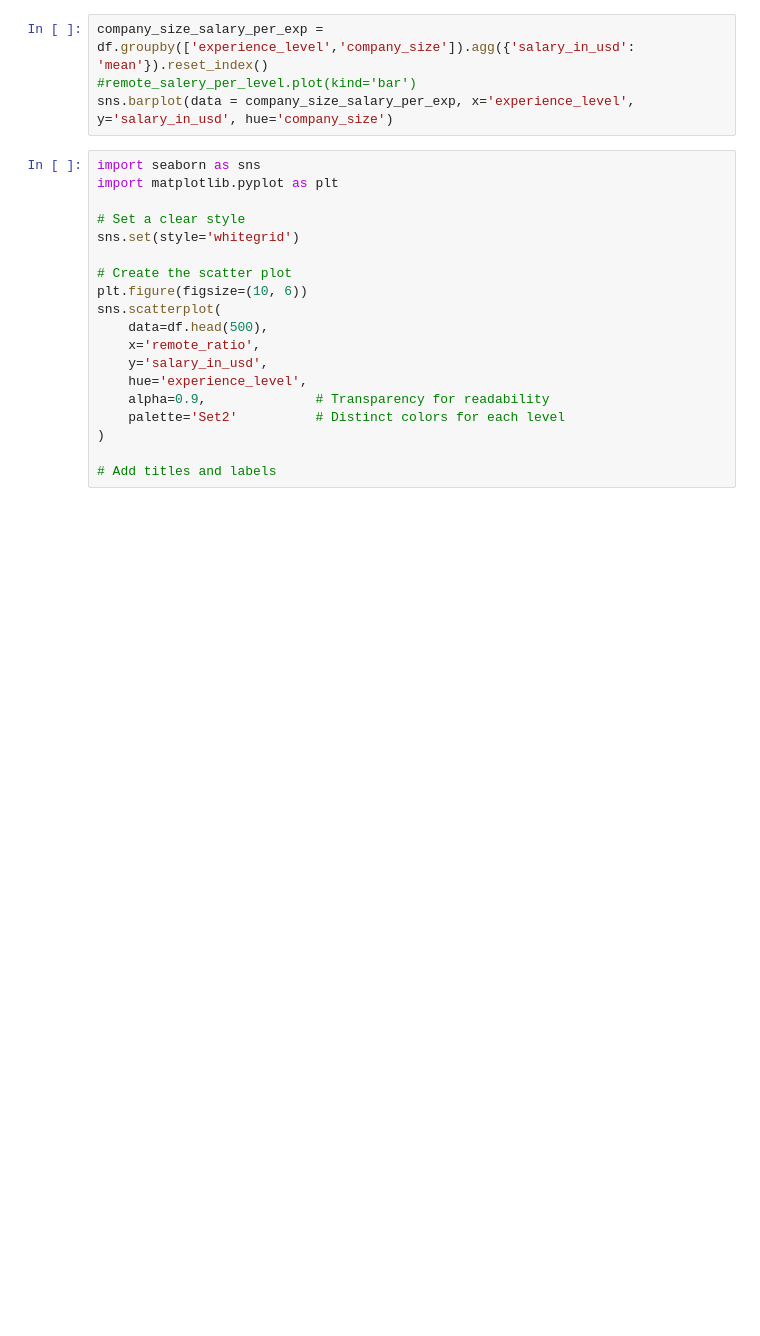
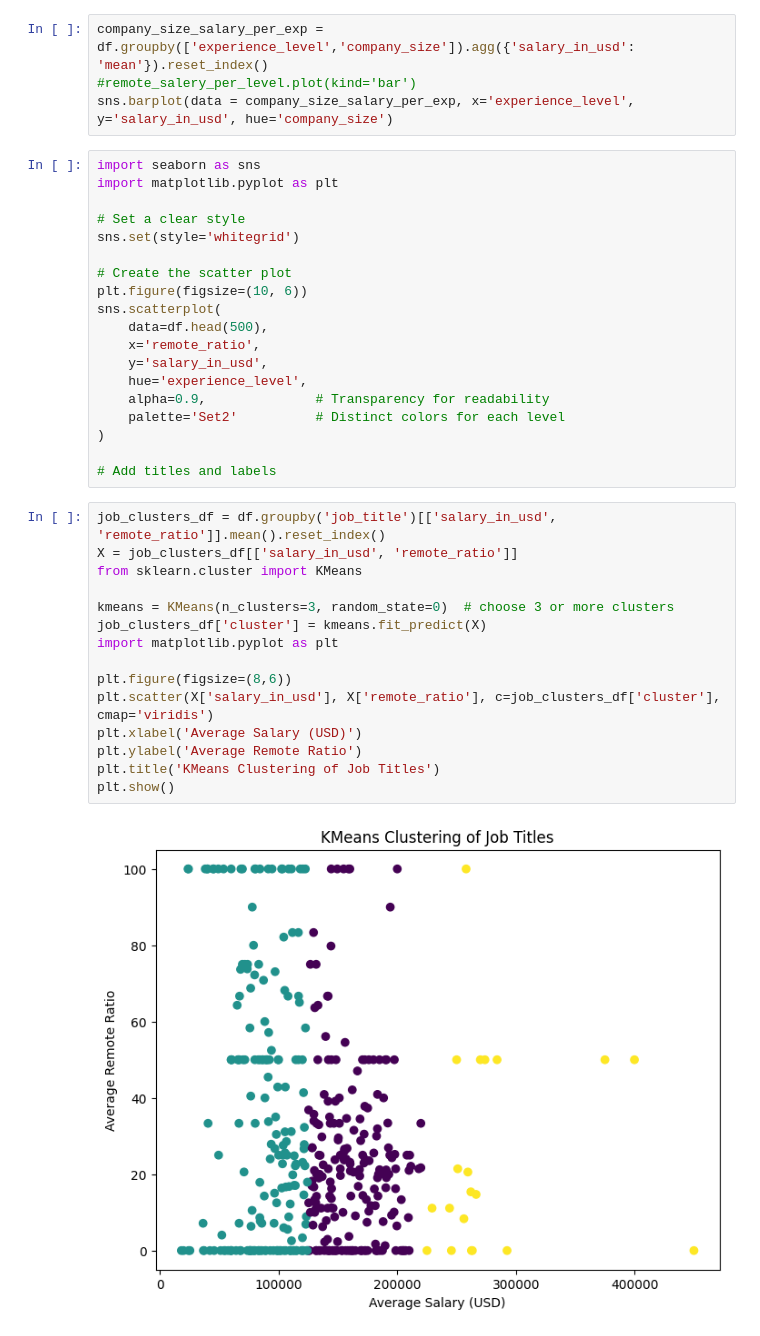
Before and after one commit to alaaguedda/python-Colab-Trainer, a Jupyter notebook: jupyter.ipynb, the cells around one changed output. Cells and saved outputs as stored; diff of their text form; blank space fills up the shorter version.

```diff
--- a/jupyter.ipynb
+++ b/jupyter.ipynb
@@ -169,3 +202,20 @@ sns.scatterplot(
 )
 
 # Add titles and labels
+# %%
+job_clusters_df = df.groupby('job_title')[['salary_in_usd', 'remote_ratio']].mean().reset_index()
+X = job_clusters_df[['salary_in_usd', 'remote_ratio']]
+from sklearn.cluster import KMeans
+
+kmeans = KMeans(n_clusters=3, random_state=0)  # choose 3 or more clusters
+job_clusters_df['cluster'] = kmeans.fit_predict(X)
+import matplotlib.pyplot as plt
+
+plt.figure(figsize=(8,6))
+plt.scatter(X['salary_in_usd'], X['remote_ratio'], c=job_clusters_df['cluster'], cmap='viridis')
+plt.xlabel('Average Salary (USD)')
+plt.ylabel('Average Remote Ratio')
+plt.title('KMeans Clustering of Job Titles')
+plt.show()
+# %% [output]
+[figure, added]
```
Also changed, not shown: parts of 1 cell of this notebook.
